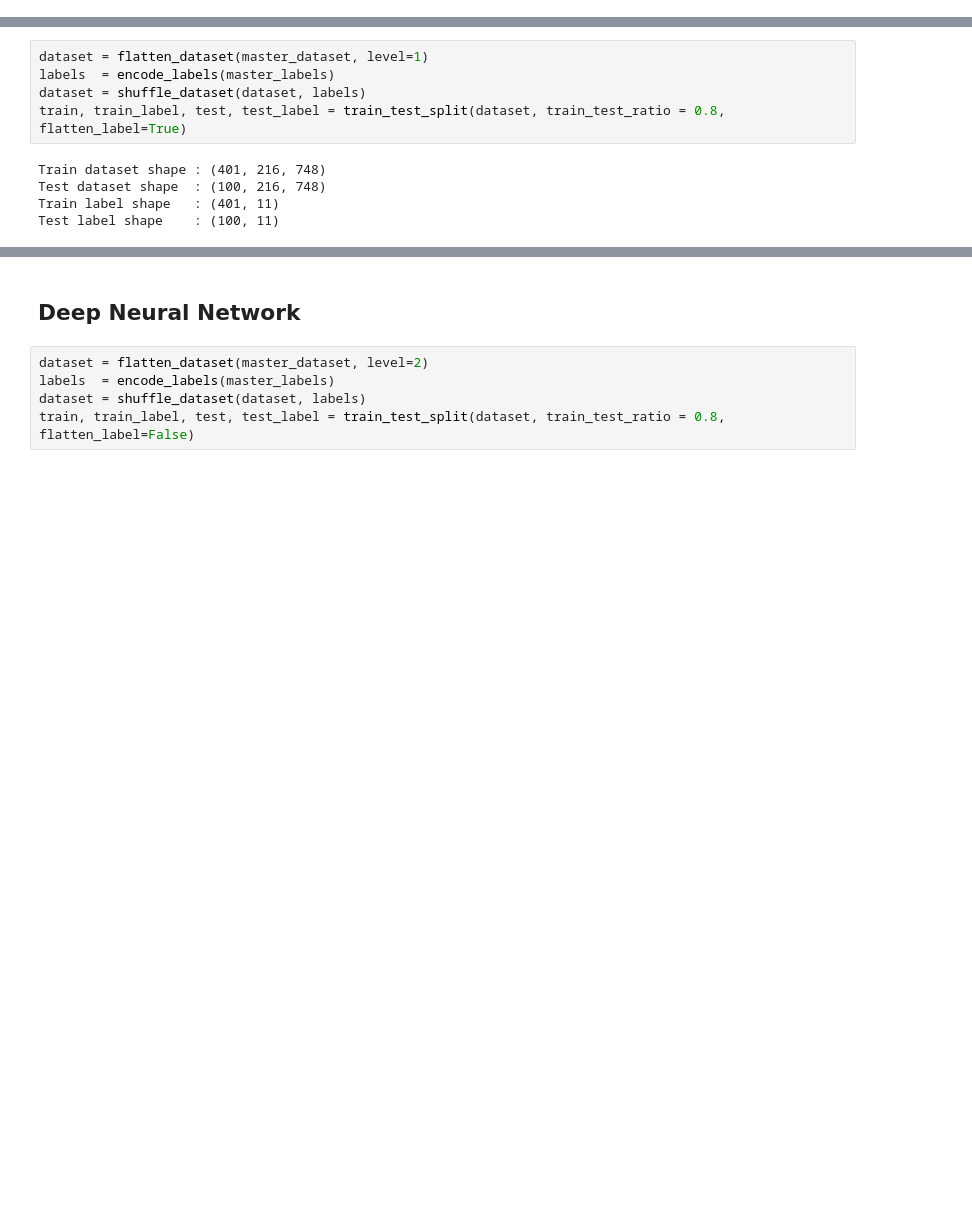
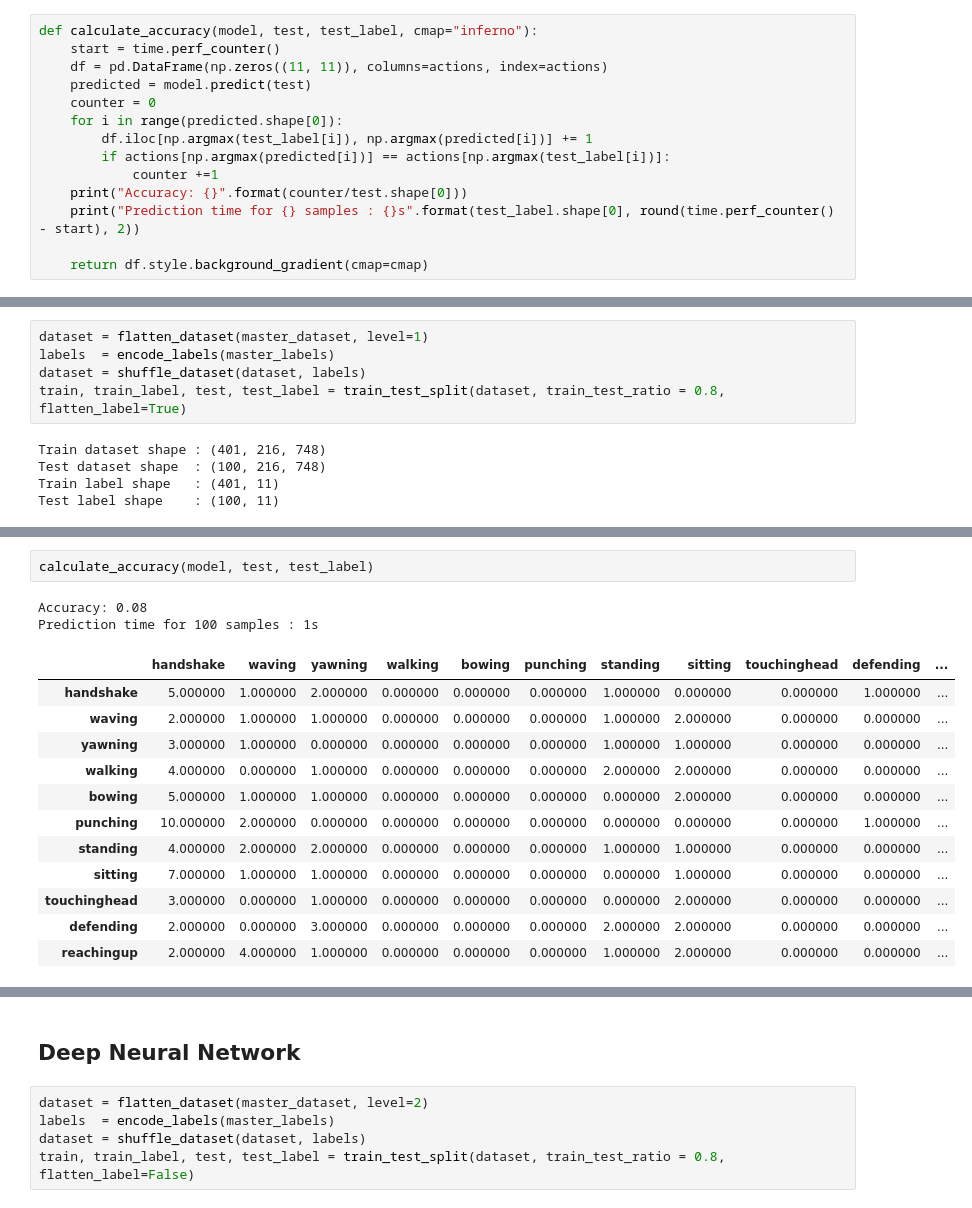
Before and after one commit to calvinwynne/gesture-estimator, a Jupyter notebook: datasetPreparation.ipynb, the cells around one changed output, grey strips where cells are left out. Saved outputs shown, nothing was run; the diff lists cells and outputs as text; blank space fills up the shorter version.

```diff
--- a/datasetPreparation.ipynb
+++ b/datasetPreparation.ipynb
@@ -248,3 +253,17 @@ def train_test_split(shuffledDataset, train_test_ratio = 0.8, flatten_label=Fals
+# %%
+def calculate_accuracy(model, test, test_label, cmap="inferno"):
+    start = time.perf_counter()
+    df = pd.DataFrame(np.zeros((11, 11)), columns=actions, index=actions)
+    predicted = model.predict(test)
+    counter = 0
+    for i in range(predicted.shape[0]):
+        df.iloc[np.argmax(test_label[i]), np.argmax(predicted[i])] += 1
+        if actions[np.argmax(predicted[i])] == actions[np.argmax(test_label[i])]:
+            counter +=1
+    print("Accuracy: {}".format(counter/test.shape[0]))
+    print("Prediction time for {} samples : {}s".format(test_label.shape[0], round(time.perf_counter() - start), 2))
+
+    return df.style.background_gradient(cmap=cmap)
 # %% [markdown]
 ## LSTM Neural Network
 # %%
@@ -295,0 +320,17 @@ _________________________________________________________________
+# %%
+calculate_accuracy(model, test, test_label)
+# %% [output]
+Accuracy: 0.08
+Prediction time for 100 samples : 1s
+|  | handshake | waving | yawning | walking | bowing | punching | standing | sitting | touchinghead | defending | ... |
+| handshake | 5.000000 | 1.000000 | 2.000000 | 0.000000 | 0.000000 | 0.000000 | 1.000000 | 0.000000 | 0.000000 | 1.000000 | ... |
+| waving | 2.000000 | 1.000000 | 1.000000 | 0.000000 | 0.000000 | 0.000000 | 1.000000 | 2.000000 | 0.000000 | 0.000000 | ... |
+| yawning | 3.000000 | 1.000000 | 0.000000 | 0.000000 | 0.000000 | 0.000000 | 1.000000 | 1.000000 | 0.000000 | 0.000000 | ... |
+| walking | 4.000000 | 0.000000 | 1.000000 | 0.000000 | 0.000000 | 0.000000 | 2.000000 | 2.000000 | 0.000000 | 0.000000 | ... |
+| bowing | 5.000000 | 1.000000 | 1.000000 | 0.000000 | 0.000000 | 0.000000 | 0.000000 | 2.000000 | 0.000000 | 0.000000 | ... |
+| punching | 10.000000 | 2.000000 | 0.000000 | 0.000000 | 0.000000 | 0.000000 | 0.000000 | 0.000000 | 0.000000 | 1.000000 | ... |
+| standing | 4.000000 | 2.000000 | 2.000000 | 0.000000 | 0.000000 | 0.000000 | 1.000000 | 1.000000 | 0.000000 | 0.000000 | ... |
+| sitting | 7.000000 | 1.000000 | 1.000000 | 0.000000 | 0.000000 | 0.000000 | 0.000000 | 1.000000 | 0.000000 | 0.000000 | ... |
+| touchinghead | 3.000000 | 0.000000 | 1.000000 | 0.000000 | 0.000000 | 0.000000 | 0.000000 | 2.000000 | 0.000000 | 0.000000 | ... |
+| defending | 2.000000 | 0.000000 | 3.000000 | 0.000000 | 0.000000 | 0.000000 | 2.000000 | 2.000000 | 0.000000 | 0.000000 | ... |
+| reachingup | 2.000000 | 4.000000 | 1.000000 | 0.000000 | 0.000000 | 0.000000 | 1.000000 | 2.000000 | 0.000000 | 0.000000 | ... |
```
Also changed, not shown: parts of 13 cells of this notebook, 52 other files.
